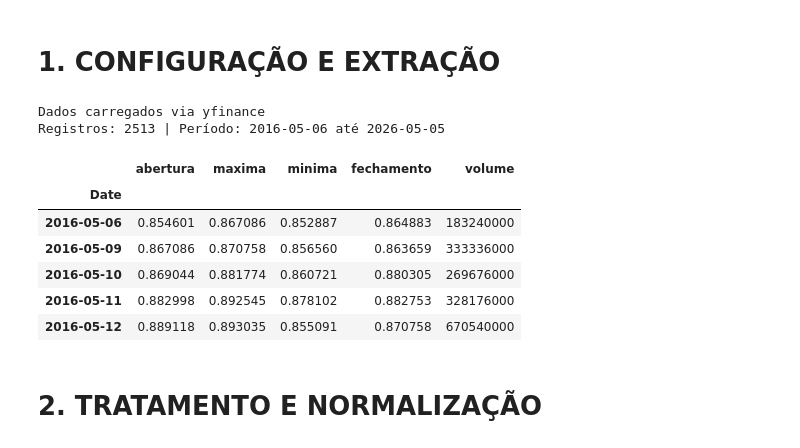
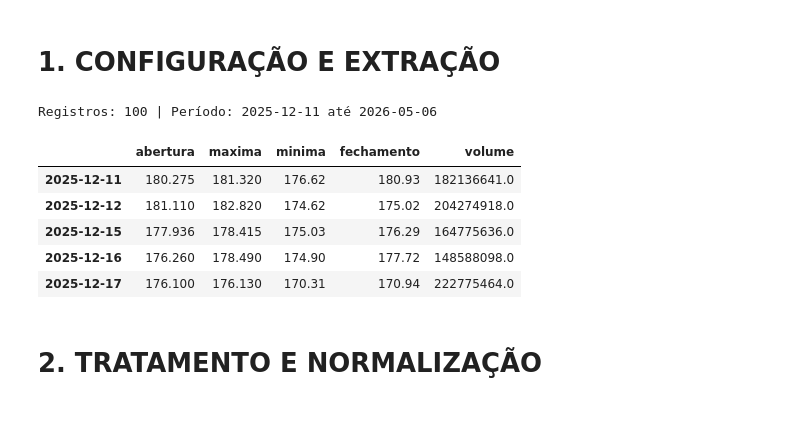
Before and after one commit to clarachence/prova_11_clara_chence, a Jupyter notebook: prova_11_clara_chence.ipynb, the cells around one changed output. Saved outputs shown, nothing was run; the diff lists cells and outputs as text; code cells hidden in the pictures; blank space fills up the shorter version.

```diff
--- a/prova_11_clara_chence.ipynb
+++ b/prova_11_clara_chence.ipynb
@@ -41,27 +22,34 @@ from sklearn.preprocessing import StandardScaler
 from sklearn.model_selection import train_test_split
 from sklearn.naive_bayes import GaussianNB
 from sklearn.metrics import accuracy_score, classification_report
-# %%
-simbolo = 'NVDA'
-raw = yf.Ticker(simbolo).history(period='10y')
-raw.index = raw.index.tz_localize(None)
-df = raw[['Open','High','Low','Close','Volume']].copy()
-df.columns = ['abertura', 'maxima', 'minima', 'fechamento', 'volume']
-df.index.name = 'Date'
-
-print(f"Dados carregados via yfinance")
-print(f"Registros: {len(df)} | Período: {df.index.min().date()} até {df.index.max().date()}")
-df.head()
-# %% [output]
-Dados carregados via yfinance
-Registros: 2513 | Período: 2016-05-06 até 2026-05-05
-|  | abertura | maxima | minima | fechamento | volume |
-| Date |  |  |  |  |  |
-| 2016-05-06 | 0.854601 | 0.867086 | 0.852887 | 0.864883 | 183240000 |
-| 2016-05-09 | 0.867086 | 0.870758 | 0.856560 | 0.863659 | 333336000 |
-| 2016-05-10 | 0.869044 | 0.881774 | 0.860721 | 0.880305 | 269676000 |
-| 2016-05-11 | 0.882998 | 0.892545 | 0.878102 | 0.882753 | 328176000 |
-| 2016-05-12 | 0.889118 | 0.893035 | 0.855091 | 0.870758 | 670540000 |
+# %%
+API_KEY = 'VJY5CWLZK2SN5J53'
+simbolo = 'NVDA'
+url = (
+    f'https://www.alphavantage.co/query'
+    f'?function=TIME_SERIES_DAILY'
+    f'&symbol={simbolo}'
+    f'&outputsize=compact'
+    f'&apikey={API_KEY}'
+)
+
+dados = requests.get(url).json()
+serie = dados.get('Time Series (Daily)', {})
+df = pd.DataFrame.from_dict(serie, orient='index')
+df.index = pd.to_datetime(df.index)
+df = df.sort_index().astype(float)
+df.columns = ['abertura', 'maxima', 'minima', 'fechamento', 'volume']
+
+print(f"Registros: {len(df)} | Período: {df.index.min().date()} até {df.index.max().date()}")
+df.head()
+# %% [output]
+Registros: 100 | Período: 2025-12-11 até 2026-05-06
+|  | abertura | maxima | minima | fechamento | volume |
+| 2025-12-11 | 180.275 | 181.320 | 176.62 | 180.93 | 182136641.0 |
+| 2025-12-12 | 181.110 | 182.820 | 174.62 | 175.02 | 204274918.0 |
+| 2025-12-15 | 177.936 | 178.415 | 175.03 | 176.29 | 164775636.0 |
+| 2025-12-16 | 176.260 | 178.490 | 174.90 | 177.72 | 148588098.0 |
+| 2025-12-17 | 176.100 | 176.130 | 170.31 | 170.94 | 222775464.0 |
 # %% [markdown]
 # 2. TRATAMENTO E NORMALIZAÇÃO
 # %% [markdown]
```
Also changed, not shown: parts of 12 cells of this notebook.
